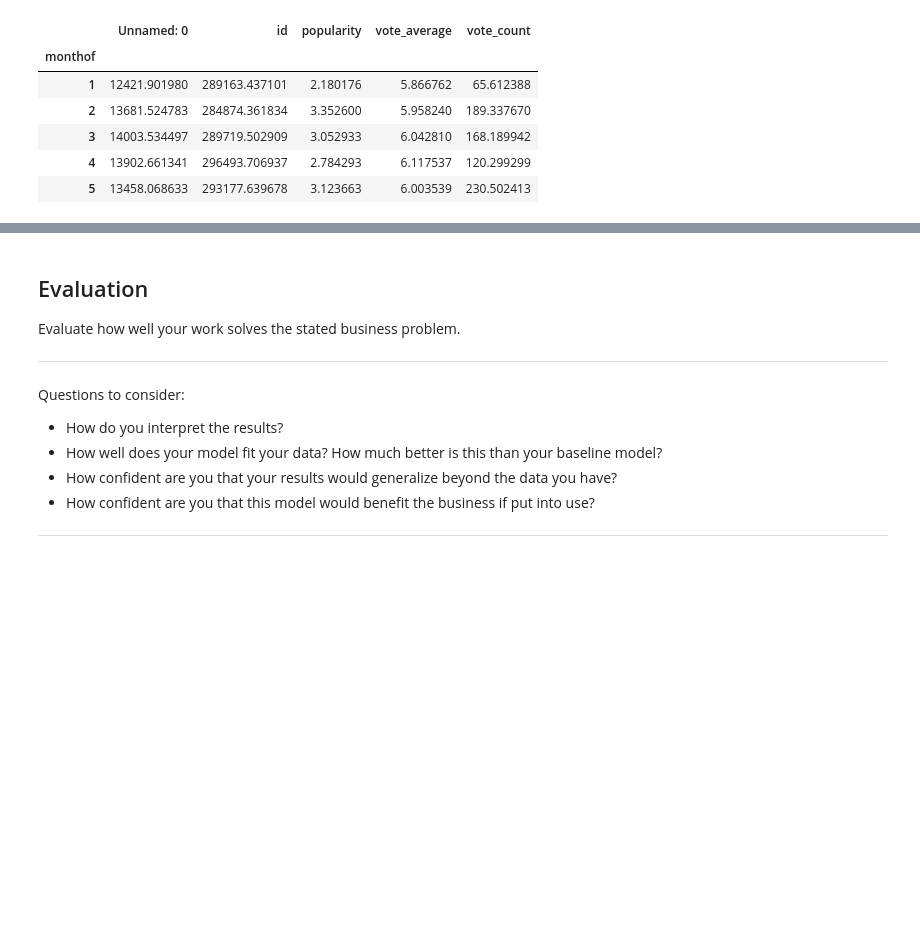
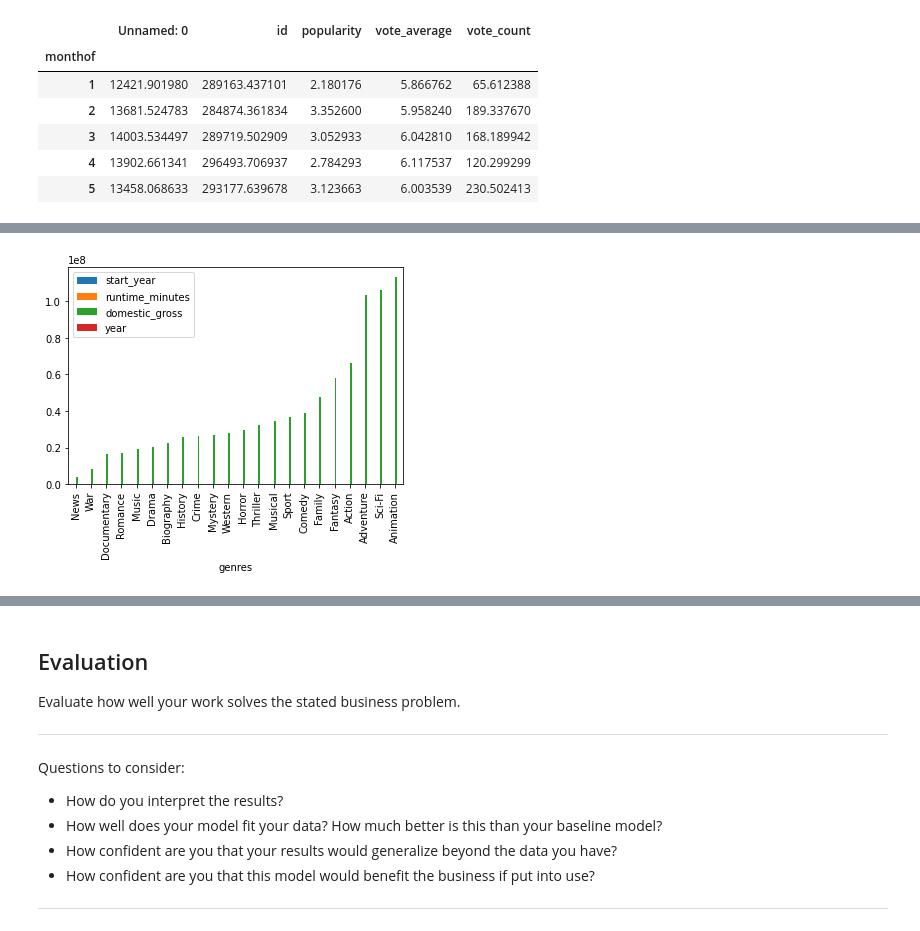
Before and after one commit to morty802/Microsoft-Recommendations, a Jupyter notebook: Microsoft-Movie-Recommendations.ipynb, the cells around one changed output, grey strips where cells are left out. Cells and saved outputs as stored; diff of their text form; code cells hidden in the pictures; blank space fills up the shorter version.

```diff
--- a/Microsoft-Movie-Recommendations.ipynb
+++ b/Microsoft-Movie-Recommendations.ipynb
@@ -602,0 +476,4 @@ data.plot.hist(alpha = 1);
+# %%
+np.random.seed(400)
+data2 = joined_df.groupby(['genres']).mean().sort_values("domestic_gross")
+data2.head()
@@ -602,0 +488,4 @@ data.plot.hist(alpha = 1);
+# %%
+data2.plot.bar(alpha = 1);
+# %% [output]
+[figure, added]
```
Also changed, not shown: parts of 44 cells of this notebook.
